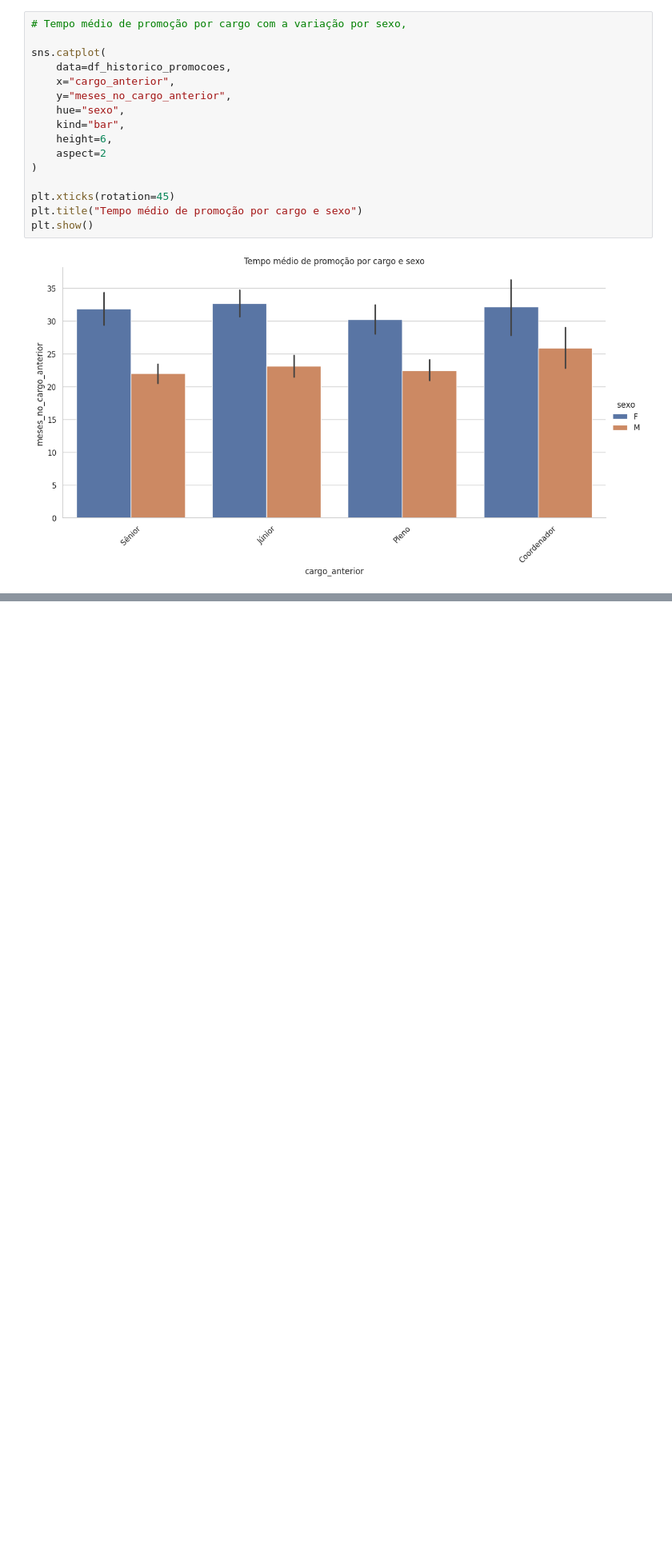
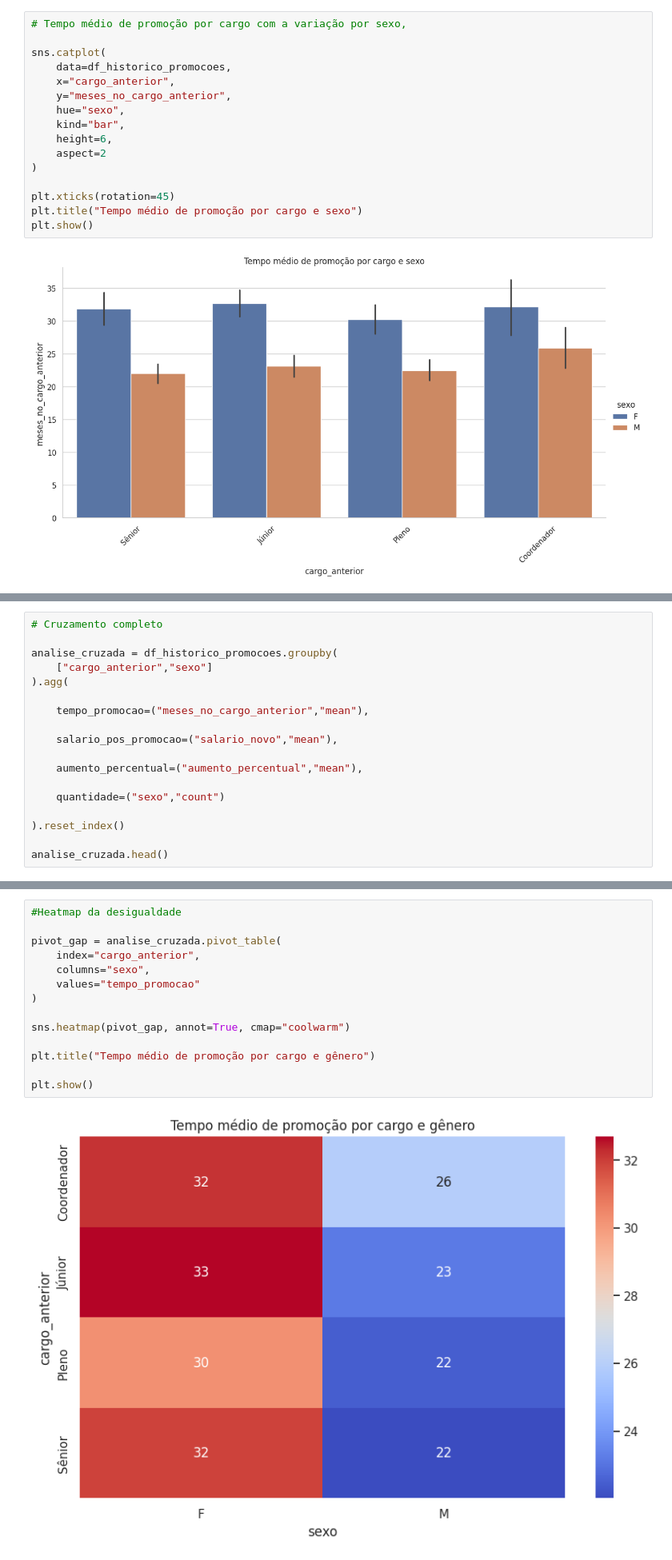
Before and after one commit to marciacastro03/projeto_07-Dossi-Exodus-Crise-de-Talentos_-CDT13, a Jupyter notebook: etl_historico_promocoes.ipynb, the cells around one changed output, grey strips where cells are left out. Shown at 80% size. Drawn from its saved outputs; the diff is of its cells as text; blank space fills up the shorter version.

```diff
--- a/etl_historico_promocoes.ipynb
+++ b/etl_historico_promocoes.ipynb
@@ -245,0 +379,18 @@ plt.show()
+# %%
+# Cruzamento completo
+
+analise_cruzada = df_historico_promocoes.groupby(
+    ["cargo_anterior","sexo"]
+).agg(
+
+    tempo_promocao=("meses_no_cargo_anterior","mean"),
+
+    salario_pos_promocao=("salario_novo","mean"),
+
+    aumento_percentual=("aumento_percentual","mean"),
+
+    quantidade=("sexo","count")
+
+).reset_index()
+
+analise_cruzada.head()
@@ -245,0 +404,16 @@ plt.show()
+# %%
+#Heatmap da desigualdade
+
+pivot_gap = analise_cruzada.pivot_table(
+    index="cargo_anterior",
+    columns="sexo",
+    values="tempo_promocao"
+)
+
+sns.heatmap(pivot_gap, annot=True, cmap="coolwarm")
+
+plt.title("Tempo médio de promoção por cargo e gênero")
+
+plt.show()
+# %% [output]
+[figure, added]
```
Also changed, not shown: parts of 7 cells of this notebook.
